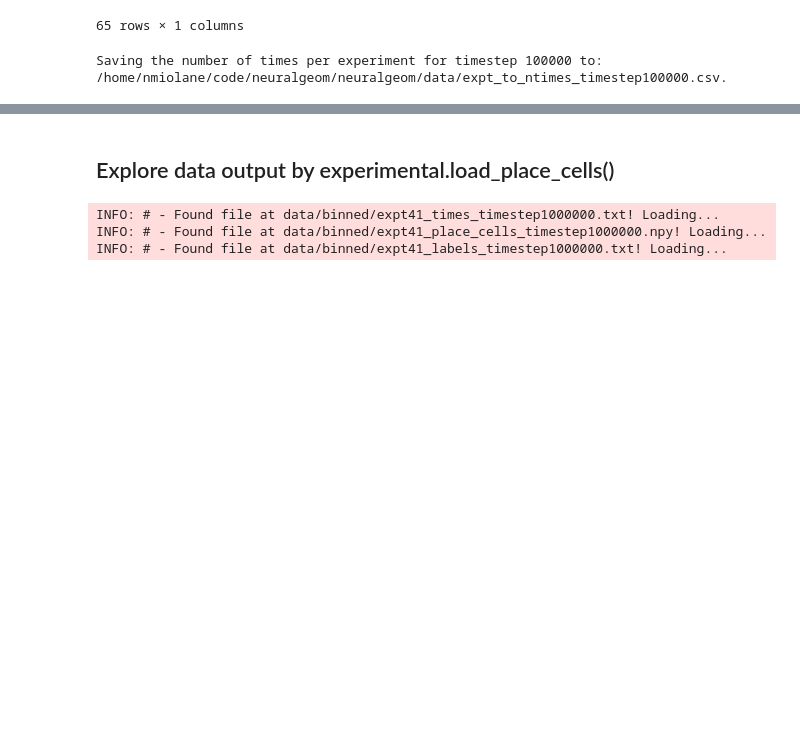
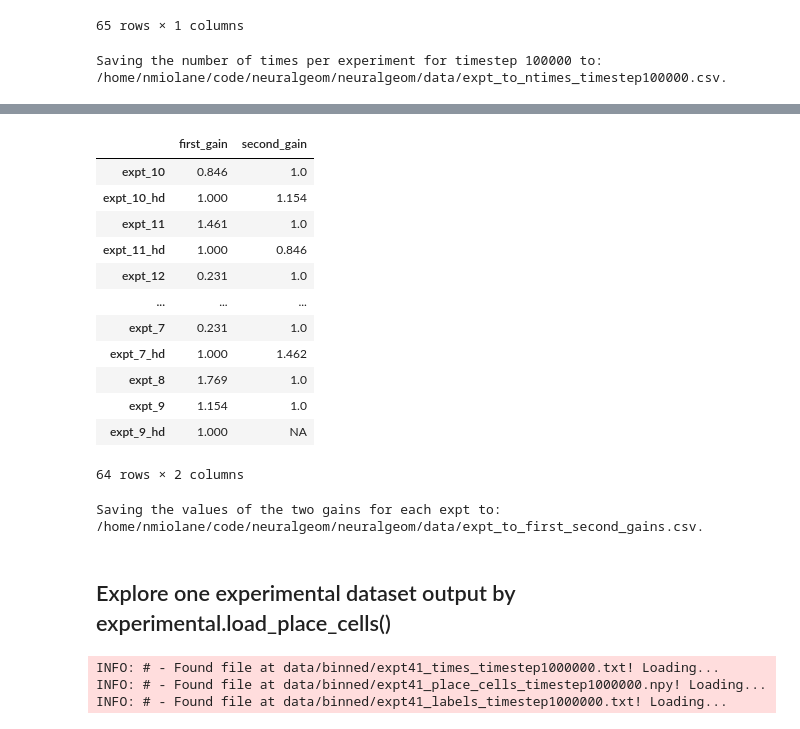
Before and after one commit to geometric-intelligence/neurometry, a Jupyter notebook: neuralgeom/notebooks/2_explore_binned_experimental_place_cells.ipynb, the cells around one changed output, grey strips where cells are left out. Saved outputs shown, nothing was run; the diff lists cells and outputs as text; code cells hidden in the pictures; blank space fills up the shorter version.

```diff
--- a/neuralgeom/notebooks/2_explore_binned_experimental_place_cells.ipynb
+++ b/neuralgeom/notebooks/2_explore_binned_experimental_place_cells.ipynb
@@ -286,0 +271,8 @@ Saving the number of times per experiment for timestep 100000 to: /home/nmiolane
+# %%
+string_base = os.path.join(RAW_DIR, "expt*.mat")
+print(string_base)
+paths = sorted(glob.glob(string_base))
+
+print(f"Raw data in directory {RAW_DIR}:")
+for path in paths:
+    print(path)
@@ -286,0 +297,21 @@ Saving the number of times per experiment for timestep 100000 to: /home/nmiolane
+# %%
+timestep_ns = int(1e6)
+expt_ids = []
+for path in paths:
+    basename = os.path.basename(path).split(".")[0]
+    expt_id = basename[4:]
+    expt_ids.append(expt_id)
+
+first_gains = []
+second_gains = []
+for expt_id in expt_ids:
+    _, labels = experimental.load_place_cells(
+        expt_id=expt_id, timestep_microsec=timestep_ns
+    )
+    gain_counts = labels["gains"].value_counts()
+    if gain_counts.is_unique:
+        first_gains.append(gain_counts.index[0])
+        second_gains.append("NA")
+    else:
+        first_gains.append(gain_counts.index[0])
+        second_gains.append(gain_counts.index[1])
@@ -287,4 +336,29 @@ Saving the number of times per experiment for timestep 100000 to: /home/nmiolane
+# %%
+expts = ["expt_" + expt_id for expt_id in expt_ids]
+expt_to_first_second_gains = pd.DataFrame(data={"first_gain": first_gains, "second_gain": second_gains}, index=expts)
+# %%
+expt_to_first_second_gains
+# %% [output]
+|  | first_gain | second_gain |
+| expt_10 | 0.846 | 1.0 |
+| expt_10_hd | 1.000 | 1.154 |
+| expt_11 | 1.461 | 1.0 |
+| expt_11_hd | 1.000 | 0.846 |
+| expt_12 | 0.231 | 1.0 |
+| ... | ... | ... |
+| expt_7 | 0.231 | 1.0 |
+| expt_7_hd | 1.000 | 1.462 |
+| expt_8 | 1.769 | 1.0 |
+| expt_9 | 1.154 | 1.0 |
+| expt_9_hd | 1.000 | NA |
+64 rows × 2 columns
+# %%
+path = os.path.join(os.getcwd(), f"data/expt_to_first_second_gains.csv")
+print(f"Saving the values of the two gains for each expt to: {path}.")
+expt_to_first_second_gains.to_csv(path)
+# %% [output]
+Saving the values of the two gains for each expt to: /home/nmiolane/code/neuralgeom/neuralgeom/data/expt_to_first_second_gains.csv.
 # %% [markdown]
-## Explore data output by experimental.load_place_cells()
+## Explore one experimental dataset output by experimental.load_place_cells()
 # %%
 expt_id = 41
```
Also changed, not shown: parts of 16 cells of this notebook, 6 other files.
